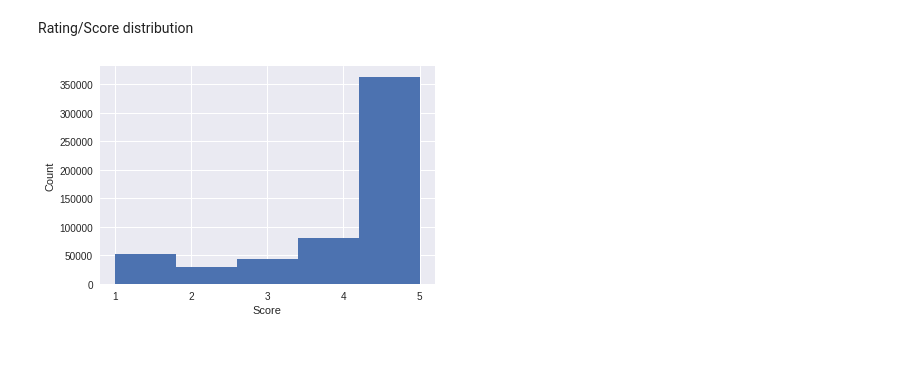
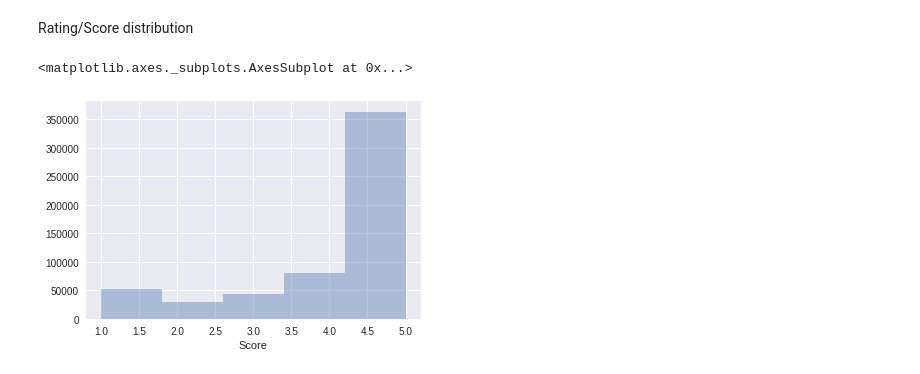
Before and after one commit to vikramriyer/text_learning, a Jupyter notebook: Exploring Amazon Fine Foods.ipynb, the cells around one changed output. Cells and saved outputs as stored; diff of their text form; code cells hidden in the pictures.

Commit message:
feat: some exploratory plots added

```diff
--- a/Exploring Amazon Fine Foods.ipynb
+++ b/Exploring Amazon Fine Foods.ipynb
@@ -250,13 +250,8 @@ The year __2007__ is the one where we can actually start seeing some spikes, see
 Will postpone this for now!
 # %% [markdown]
 Rating/Score distribution
-# %%
-x = [1, 2, 3, 4, 5]
-labels = ['1', '2', '3', '4', '5']
-plt.hist(df['Score'], bins=5)
-plt.xlabel('Score')
-plt.ylabel('Count')
-plt.xticks(x, labels)
-plt.show()
-# %% [output]
-[figure, removed]
+# %%
+sns.distplot(df['Score'], hist=True, kde=False, bins=5)
+# %% [output]
+<matplotlib.axes._subplots.AxesSubplot at 0x...>
+[figure, added]
```
Also changed, not shown: parts of 12 cells of this notebook.
